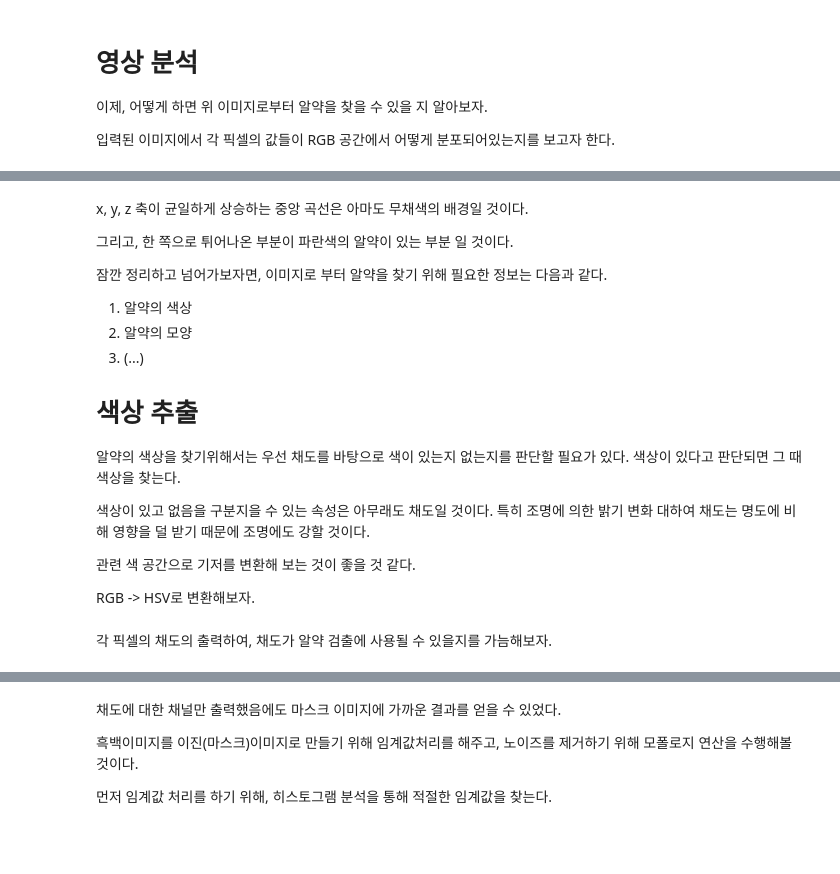
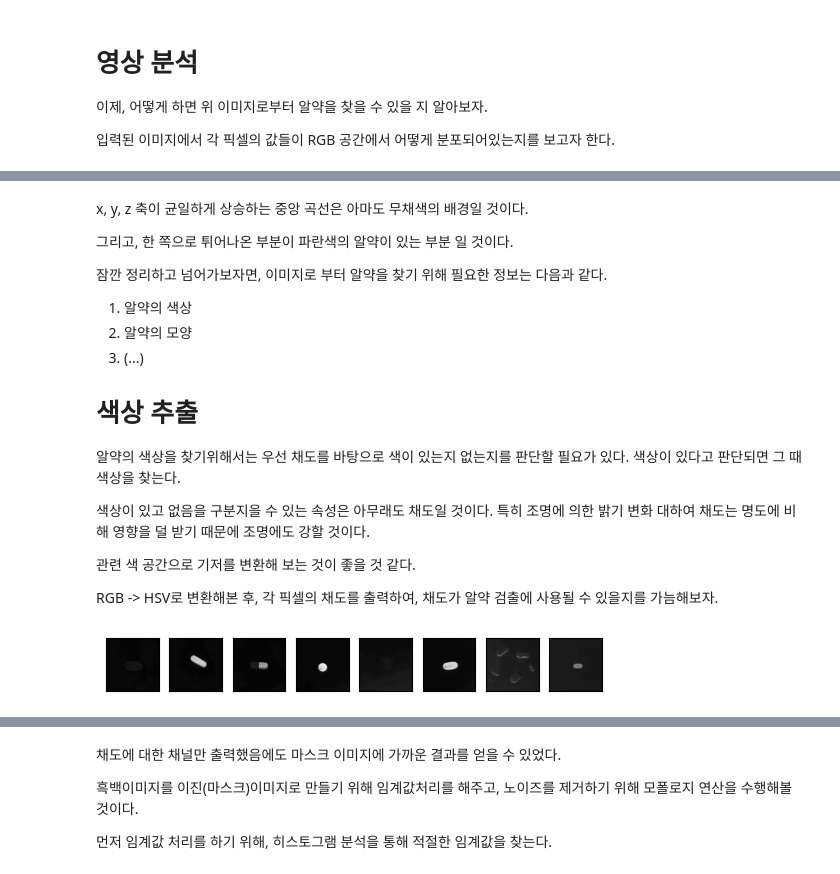
Before and after one commit to r-yak/research, a Jupyter notebook: notebooks/colored.ipynb, the cells around one changed output, grey strips where cells are left out. Drawn from its saved outputs; the diff is of its cells as text; code cells hidden in the pictures; blank space fills up the shorter version.

```diff
--- a/notebooks/colored.ipynb
+++ b/notebooks/colored.ipynb
@@ -102,9 +168,14 @@ x, y, z 축이 균일하게 상승하는 중앙 곡선은 아마도 무채색의
 
 관련 색 공간으로 기저를 변환해 보는 것이 좋을 것 같다.
 
-RGB -> HSV로 변환해보자.
+RGB -> HSV로 변환해본 후, 각 픽셀의 채도를 출력하여, 채도가 알약 검출에 사용될 수 있을지를 가늠해보자.
 # %%
-hsv_image = cv2.cvtColor(rgb_image, cv2.COLOR_RGB2HSV)
-h, s, v = cv2.split(hsv_image)
+def select_saturation_channel(bgr_image: np.ndarray) -> np.ndarray:
+    hsv_image = cv2.cvtColor(bgr_image, cv2.COLOR_BGR2HSV)
+    h, s, v = cv2.split(hsv_image)
+    return s
+
+gray_images = list(map(select_saturation_channel, images))
+plot_images(gray_images)
+# %% [output]
+[figure, added]
-# %% [markdown]
-각 픽셀의 채도의 출력하여, 채도가 알약 검출에 사용될 수 있을지를 가늠해보자.
```
Also changed, not shown: parts of 23 cells of this notebook, 3 other files.
